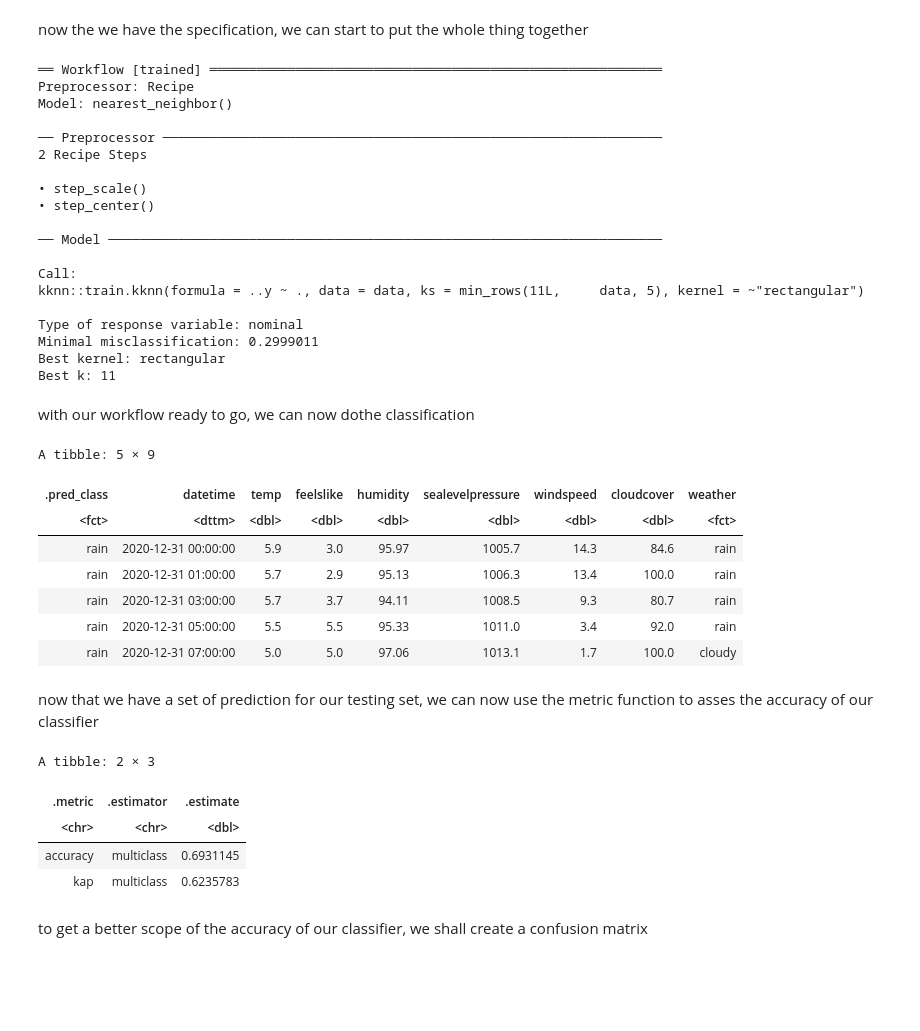
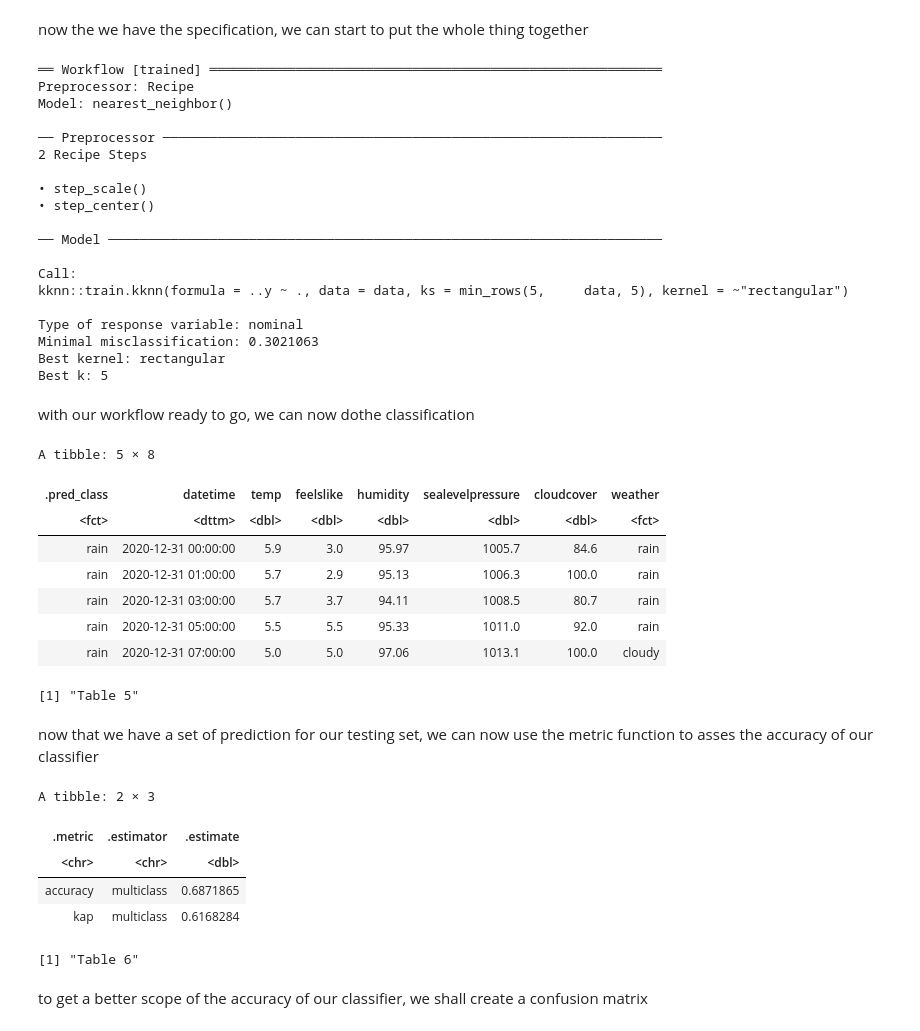
Before and after one commit to DaffyDiamond/DSCI-100-Group-30, a Jupyter notebook: Group project report.ipynb, the cells around one changed output. Cells and saved outputs as stored; diff of their text form; code cells hidden in the pictures; blank space fills up the shorter version.

```diff
--- a/Group project report.ipynb
+++ b/Group project report.ipynb
@@ -41,10 +47,11 @@ Next we clean the data by removing columns and rows that are unnecesarry to our
 # %%
 # selected out variables that are irrelivant to our predictions
 weather_cleaned <- weather_data |>
-    select(datetime, temp, feelslike, humidity, sealevelpressure, windspeed, cloudcover, icon) |>
+    select(datetime, temp, feelslike, humidity, sealevelpressure, cloudcover, icon) |>
     rename(weather = icon) |>
 # wind has been filtered out due to being statistically insignificant
     filter(!(weather == "wind"))
 
 head(weather_cleaned, 5)
+'Table 2'
 # %% [output]
@@ -85,7 +142,7 @@ A tibble: 7 × 2
 # %% [markdown]
 the proportions of the data appears to be quite unblanced, this means we will have to scale and balance the data in the recipe
 # %%
-weather_recipe <- recipe( weather ~ temp + feelslike + humidity + sealevelpressure + windspeed + cloudcover, data = weather_training) |>
+weather_recipe <- recipe( weather ~ temp + feelslike + humidity + sealevelpressure + cloudcover, data = weather_training) |>
   step_scale(all_predictors()) |>
   step_center(all_predictors())
 # %% [markdown]
@@ -111,10 +168,11 @@ weather_vfold <- vfold_cv(weather_training, v = 5, strata = weather)
 we will now create the resample workflow to help us find the ideal k value
 # %%
 set.seed(4321)
+gridvals <- tibble(neighbors = seq(from = 1, to = 50, by = 1))
 weather_k_results <- workflow() |>
       add_recipe(weather_recipe) |>
       add_model(knn_tune) |>
-      tune_grid(resamples = weather_vfold, grid = 20) |>
+      tune_grid(resamples = weather_vfold, grid = gridvals) |>
       collect_metrics()
 weather_k_results
 # %% [output]
@@ -199,30 +261,32 @@ Model: nearest_neighbor()
 ── Model ───────────────────────────────────────────────────────────────────────
 
 Call:
-kknn::train.kknn(formula = ..y ~ ., data = data, ks = min_rows(11L,     data, 5), kernel = ~"rectangular")
+kknn::train.kknn(formula = ..y ~ ., data = data, ks = min_rows(5,     data, 5), kernel = ~"rectangular")
 
 Type of response variable: nominal
-Minimal misclassification: 0.2999011
+Minimal misclassification: 0.3021063
 Best kernel: rectangular
-Best k: 11
+Best k: 5
 # %% [markdown]
 with our workflow ready to go, we can now dothe classification
 # %%
 set.seed(111) # DO NOT REMOVE
 
 weather_test_predictions <- predict(weather_fit, weather_testing) |>
       bind_cols(weather_testing)|>
       mutate(weather = as.factor(weather))
 head(weather_test_predictions, 5)
+'Table 5'
 # %% [output]
-A tibble: 5 × 9
+A tibble: 5 × 8
-| .pred_class | datetime | temp | feelslike | humidity | sealevelpressure | windspeed | cloudcover | weather |
-| <fct> | <dttm> | <dbl> | <dbl> | <dbl> | <dbl> | <dbl> | <dbl> | <fct> |
-| rain | 2020-12-31 00:00:00 | 5.9 | 3.0 | 95.97 | 1005.7 | 14.3 | 84.6 | rain |
-| rain | 2020-12-31 01:00:00 | 5.7 | 2.9 | 95.13 | 1006.3 | 13.4 | 100.0 | rain |
-| rain | 2020-12-31 03:00:00 | 5.7 | 3.7 | 94.11 | 1008.5 | 9.3 | 80.7 | rain |
-| rain | 2020-12-31 05:00:00 | 5.5 | 5.5 | 95.33 | 1011.0 | 3.4 | 92.0 | rain |
-| rain | 2020-12-31 07:00:00 | 5.0 | 5.0 | 97.06 | 1013.1 | 1.7 | 100.0 | cloudy |
+| .pred_class | datetime | temp | feelslike | humidity | sealevelpressure | cloudcover | weather |
+| <fct> | <dttm> | <dbl> | <dbl> | <dbl> | <dbl> | <dbl> | <fct> |
+| rain | 2020-12-31 00:00:00 | 5.9 | 3.0 | 95.97 | 1005.7 | 84.6 | rain |
+| rain | 2020-12-31 01:00:00 | 5.7 | 2.9 | 95.13 | 1006.3 | 100.0 | rain |
+| rain | 2020-12-31 03:00:00 | 5.7 | 3.7 | 94.11 | 1008.5 | 80.7 | rain |
+| rain | 2020-12-31 05:00:00 | 5.5 | 5.5 | 95.33 | 1011.0 | 92.0 | rain |
+| rain | 2020-12-31 07:00:00 | 5.0 | 5.0 | 97.06 | 1013.1 | 100.0 | cloudy |
+[1] "Table 5"
 # %% [markdown]
 now that we have a set of prediction for our testing set, we can now use the metric function to asses
 the accuracy of our classifier
@@ -230,12 +294,14 @@ the accuracy of our classifier
 waether_prediction_accuracy <- weather_test_predictions |>
         metrics(truth = weather, estimate = .pred_class)
 waether_prediction_accuracy
+'Table 6'
 # %% [output]
 A tibble: 2 × 3
 | .metric | .estimator | .estimate |
 | <chr> | <chr> | <dbl> |
-| accuracy | multiclass | 0.6931145 |
-| kap | multiclass | 0.6235783 |
+| accuracy | multiclass | 0.6871865 |
+| kap | multiclass | 0.6168284 |
+[1] "Table 6"
 # %% [markdown]
 to get a better scope of the accuracy of our classifier, we shall create a confusion matrix
 # %%
```
Also changed, not shown: parts of 14 cells of this notebook.
